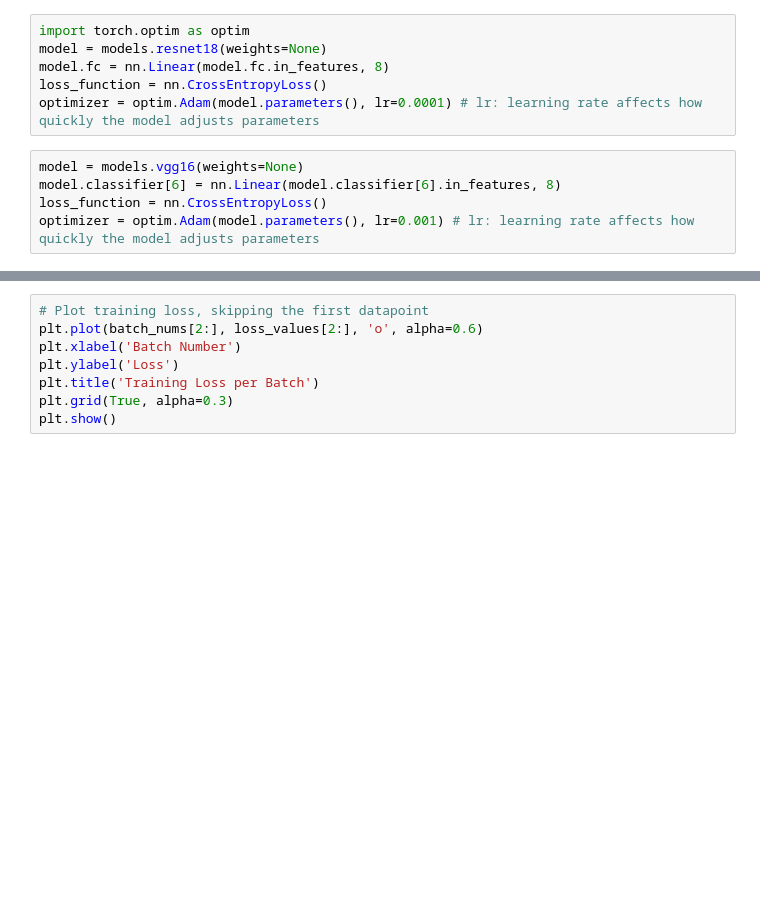
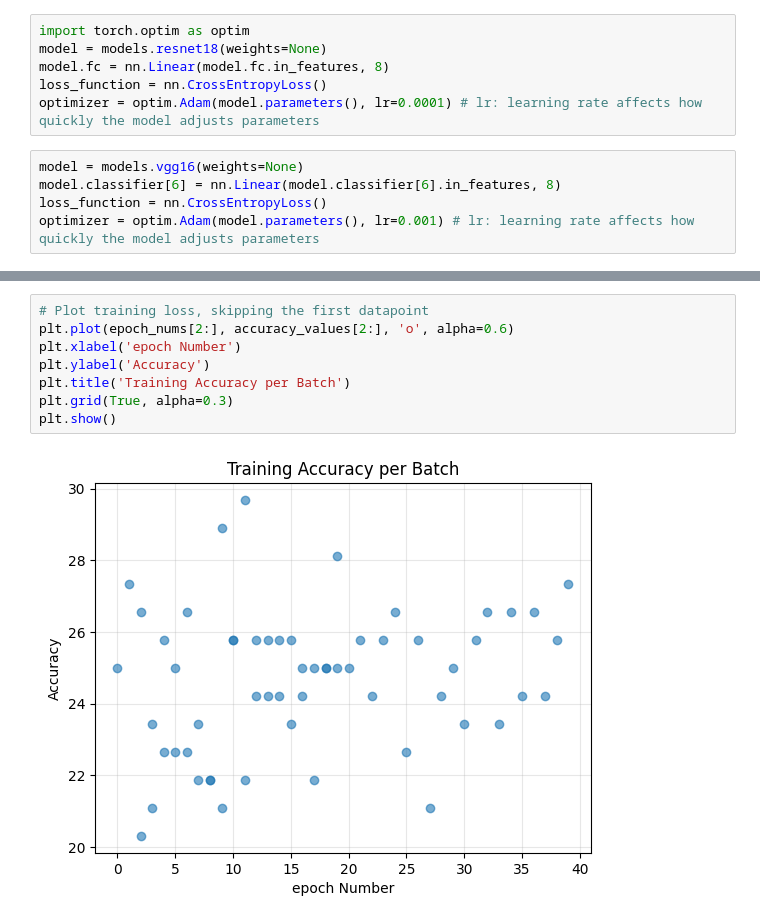
Before and after one commit to coonom2357/Themisto, a Jupyter notebook: Sentiment_Analysis/model.ipynb, the cells around one changed output, grey strips where cells are left out. Drawn from its saved outputs; the diff is of its cells as text; blank space fills up the shorter version.

```diff
--- a/Sentiment_Analysis/model.ipynb
+++ b/Sentiment_Analysis/model.ipynb
@@ -102,10 +164,12 @@ plt.show()
 # %%
 # Plot training loss, skipping the first datapoint
-plt.plot(batch_nums[2:], loss_values[2:], 'o', alpha=0.6)
-plt.xlabel('Batch Number')
-plt.ylabel('Loss')
-plt.title('Training Loss per Batch')
+plt.plot(epoch_nums[2:], accuracy_values[2:], 'o', alpha=0.6)
+plt.xlabel('epoch Number')
+plt.ylabel('Accuracy')
+plt.title('Training Accuracy per Batch')
 plt.grid(True, alpha=0.3)
 plt.show()
+# %% [output]
+[figure, added]
 # %%
 correct, total = 0, 0
```
Also changed, not shown: parts of 8 cells of this notebook, 2 other files.
